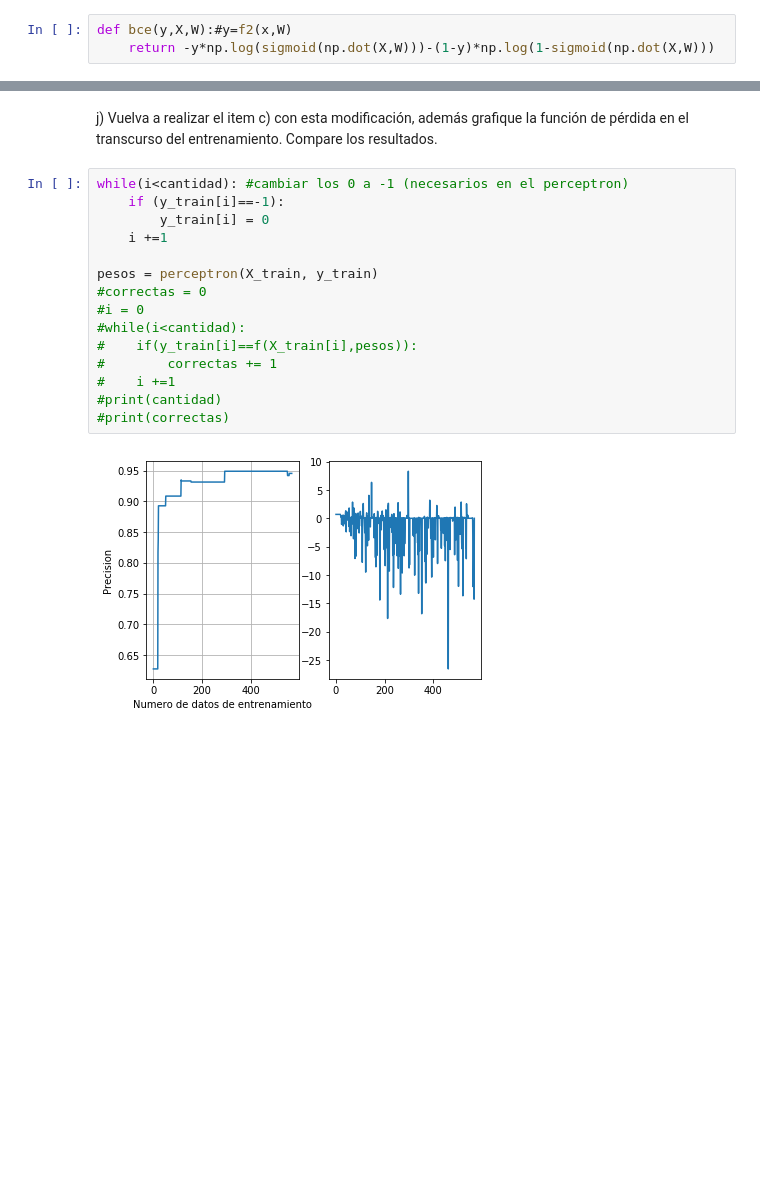
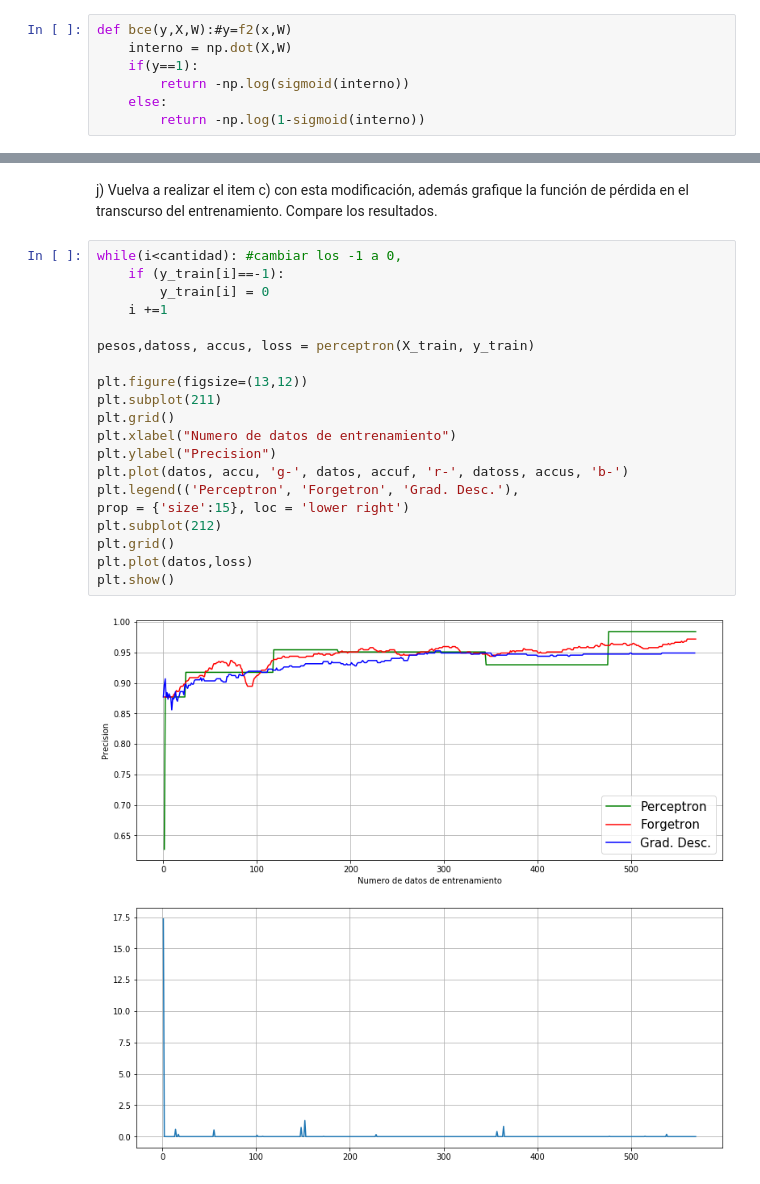
Before and after one commit to GVergaraD/Tarea0-INF393-II-2019, a Jupyter notebook: Tarea0-Sanchez-Vergara.ipynb, the cells around one changed output, grey strips where cells are left out. Cells and saved outputs as stored; diff of their text form; blank space fills up the shorter version.

```diff
--- a/Tarea0-Sanchez-Vergara.ipynb
+++ b/Tarea0-Sanchez-Vergara.ipynb
@@ -208,7 +208,11 @@ def f2(X,W):
 g) Escriba una función que calcule la función de pérdida descrita anteriormente para un dato  𝑥(𝑖) , utilizando  𝑔(𝑥(𝑖);𝑤,𝑏) . Tenga cuidado con los límites del logaritmo (recordad que  log0→+∞ ).
 # %%
 def bce(y,X,W):#y=f2(x,W)
-    return -y*np.log(sigmoid(np.dot(X,W)))-(1-y)*np.log(1-sigmoid(np.dot(X,W)))
+    interno = np.dot(X,W)
+    if(y==1):
+        return -np.log(sigmoid(interno))
+    else:
+        return -np.log(1-sigmoid(interno))
 # %% [markdown]
 h) Escriba una función que calcule el gradiente (derivada) de la función de pérdida anterior con respecto a los pesos del modelo  𝑤 . Se recomienda derivarla analíticamente y luego escribirla. Recuerde el uso de la regla de la cadena.
 # %%
@@ -263,19 +260,24 @@ def perceptron(Xs,Y):
 # %% [markdown]
 j) Vuelva a realizar el item c) con esta modificación, además grafique la función de pérdida en el transcurso del entrenamiento. Compare los resultados.
-# %%
-while(i<cantidad): #cambiar los 0 a -1 (necesarios en el perceptron)
-    if (y_train[i]==-1):
-        y_train[i] = 0
-    i +=1
-
-pesos = perceptron(X_train, y_train)
-#correctas = 0
-#i = 0
-#while(i<cantidad):
-#    if(y_train[i]==f(X_train[i],pesos)):
-#        correctas += 1
-#    i +=1
-#print(cantidad)
-#print(correctas)
-# %% [output]
-[figure, removed]
+# %%
+while(i<cantidad): #cambiar los -1 a 0,
+    if (y_train[i]==-1):
+        y_train[i] = 0
+    i +=1
+
+pesos,datoss, accus, loss = perceptron(X_train, y_train)
+
+plt.figure(figsize=(13,12))
+plt.subplot(211)
+plt.grid()
+plt.xlabel("Numero de datos de entrenamiento")
+plt.ylabel("Precision")
+plt.plot(datos, accu, 'g-', datos, accuf, 'r-', datoss, accus, 'b-')
+plt.legend(('Perceptron', 'Forgetron', 'Grad. Desc.'),
+prop = {'size':15}, loc = 'lower right')
+plt.subplot(212)
+plt.grid()
+plt.plot(datos,loss)
+plt.show()
+# %% [output]
+[figure, added]
```
Also changed, not shown: parts of 1 cell of this notebook.
